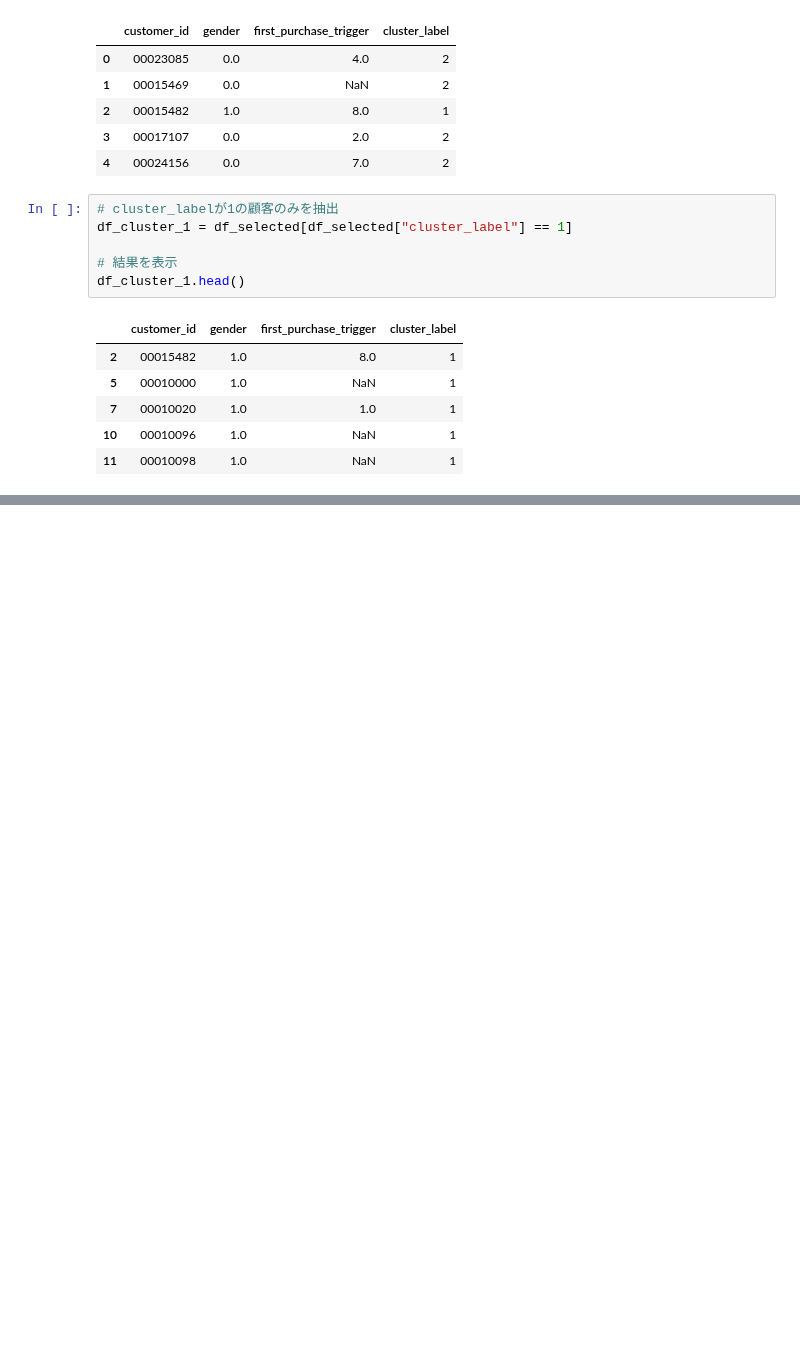
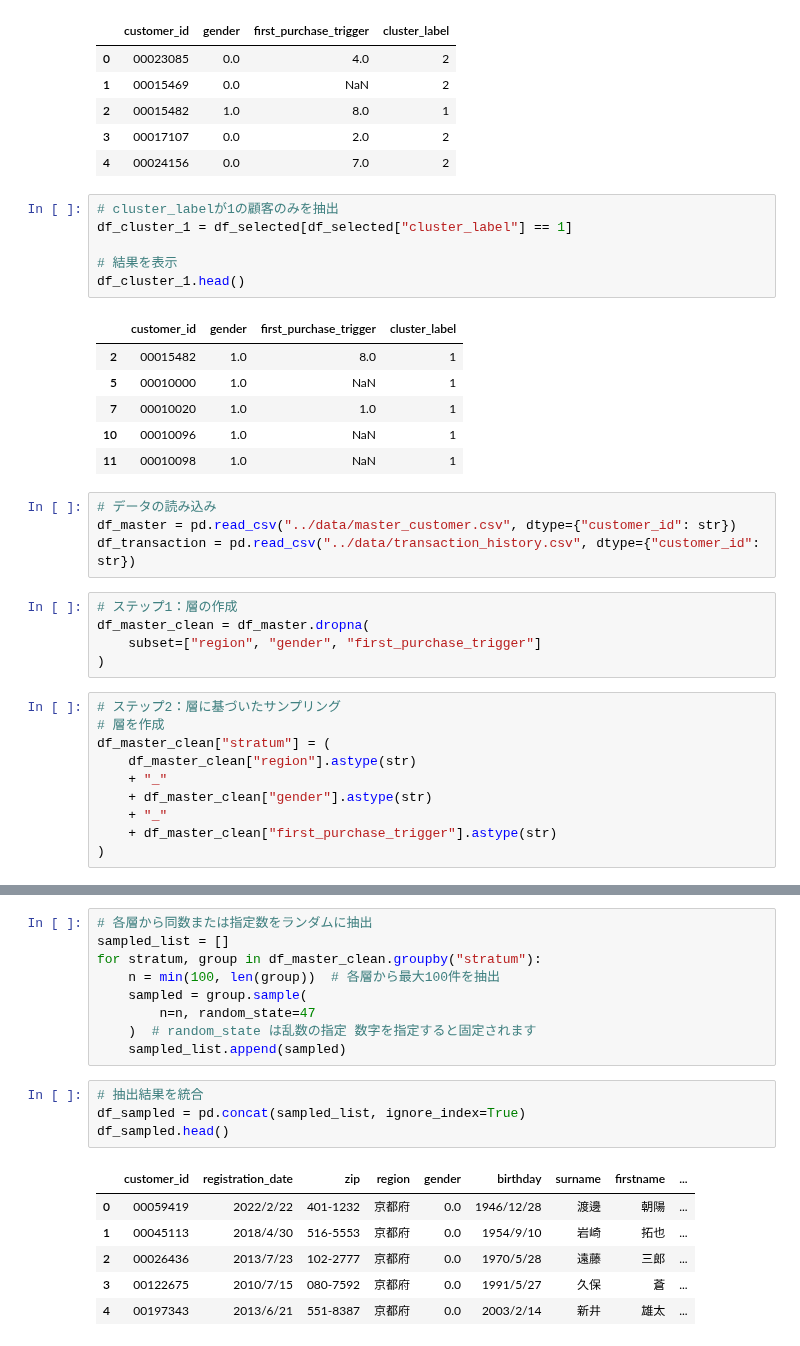
Before and after one commit to maton369/Data_Preprocessing_For_Data_Analyze, a Jupyter notebook: code/05_sort_filter.ipynb, the cells around one changed output, grey strips where cells are left out. Cells and saved outputs as stored; diff of their text form; blank space fills up the shorter version.

```diff
--- a/code/05_sort_filter.ipynb
+++ b/code/05_sort_filter.ipynb
@@ -370,3 +370,22 @@ df_cluster_1.head()
 | 7 | 00010020 | 1.0 | 1.0 | 1 |
 | 10 | 00010096 | 1.0 | NaN | 1 |
 | 11 | 00010098 | 1.0 | NaN | 1 |
+# %%
+# データの読み込み
+df_master = pd.read_csv("../data/master_customer.csv", dtype={"customer_id": str})
+df_transaction = pd.read_csv("../data/transaction_history.csv", dtype={"customer_id": str})
+# %%
+# ステップ1：層の作成
+df_master_clean = df_master.dropna(
+    subset=["region", "gender", "first_purchase_trigger"]
+)
+# %%
+# ステップ2：層に基づいたサンプリング
+# 層を作成
+df_master_clean["stratum"] = (
+    df_master_clean["region"].astype(str)
+    + "_"
+    + df_master_clean["gender"].astype(str)
+    + "_"
+    + df_master_clean["first_purchase_trigger"].astype(str)
+)
@@ -372,0 +410,20 @@ df_cluster_1.head()
+# %%
+# 各層から同数または指定数をランダムに抽出
+sampled_list = []
+for stratum, group in df_master_clean.groupby("stratum"):
+    n = min(100, len(group))  # 各層から最大100件を抽出
+    sampled = group.sample(
+        n=n, random_state=47
+    )  # random_state は乱数の指定 数字を指定すると固定されます
+    sampled_list.append(sampled)
+# %%
+# 抽出結果を統合
+df_sampled = pd.concat(sampled_list, ignore_index=True)
+df_sampled.head()
+# %% [output]
+|  | customer_id | registration_date | zip | region | gender | birthday | surname | firstname | ... |
+| 0 | 00059419 | 2022/2/22 | 401-1232 | 京都府 | 0.0 | 1946/12/28 | 渡邊 | 朝陽 | ... |
+| 1 | 00045113 | 2018/4/30 | 516-5553 | 京都府 | 0.0 | 1954/9/10 | 岩崎 | 拓也 | ... |
+| 2 | 00026436 | 2013/7/23 | 102-2777 | 京都府 | 0.0 | 1970/5/28 | 遠藤 | 三郎 | ... |
+| 3 | 00122675 | 2010/7/15 | 080-7592 | 京都府 | 0.0 | 1991/5/27 | 久保 | 蒼 | ... |
+| 4 | 00197343 | 2013/6/21 | 551-8387 | 京都府 | 0.0 | 2003/2/14 | 新井 | 雄太 | ... |
```
Also changed, not shown: parts of 3 cells of this notebook.
